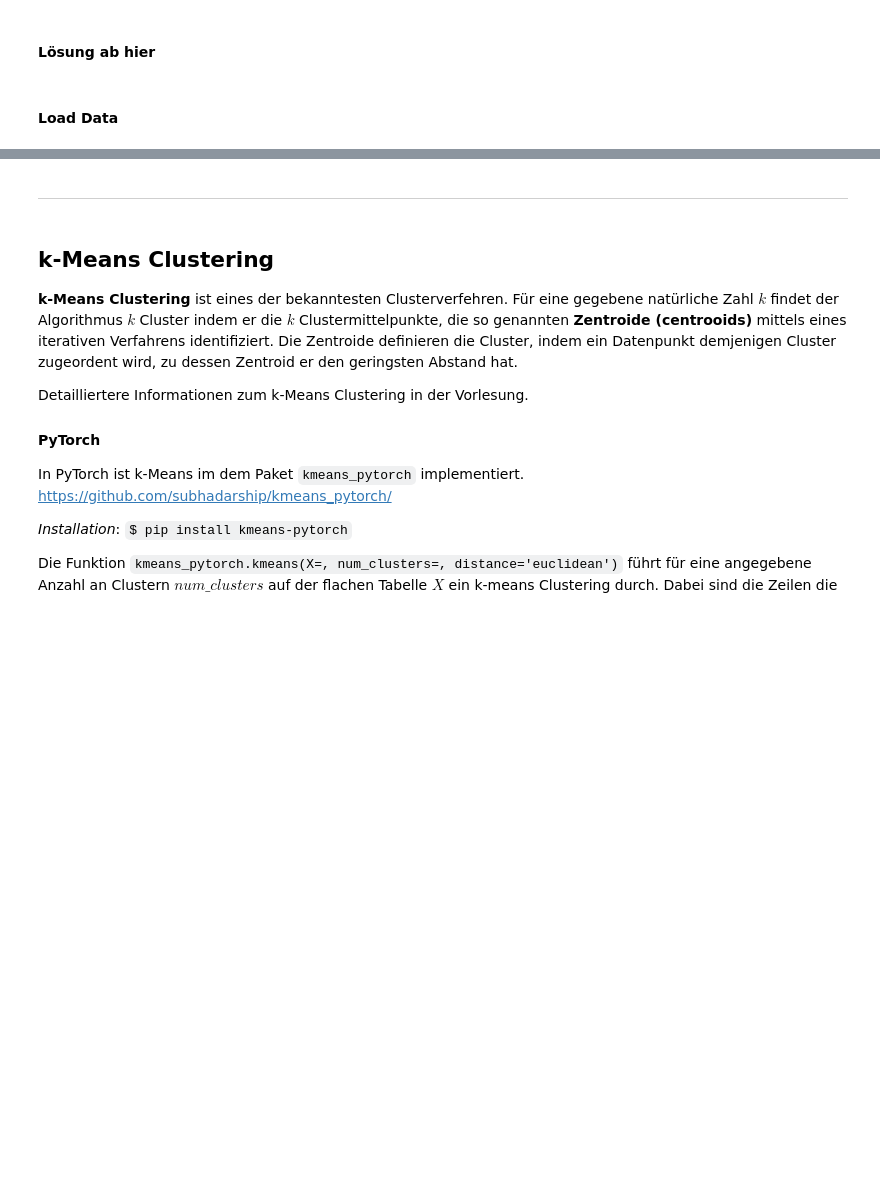
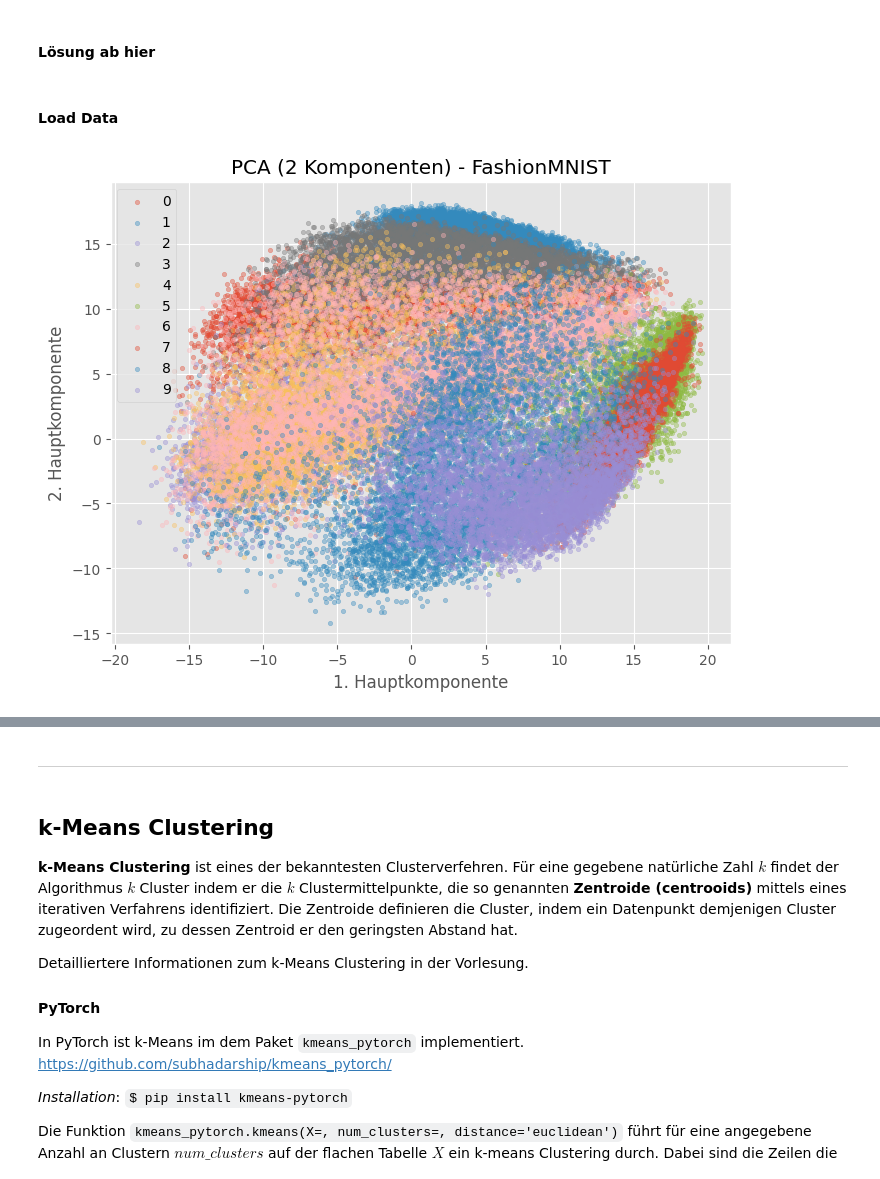
Before and after one commit to qq-ki/ML_Praktikum, a Jupyter notebook: Semester_4/Aufgabenblatt 5/Blatt 5 - ML2 - PCA and kMeans.ipynb, the cells around one changed output, grey strips where cells are left out. Drawn from its saved outputs; the diff is of its cells as text; code cells hidden in the pictures; blank space fills up the shorter version.

```diff
--- a/Semester_4/Aufgabenblatt 5/Blatt 5 - ML2 - PCA and kMeans.ipynb
+++ b/Semester_4/Aufgabenblatt 5/Blatt 5 - ML2 - PCA and kMeans.ipynb
@@ -211,3 +211,88 @@ def test(network, test_loader):
 #### Lösung ab hier
 # %% [markdown]
 #### Load Data
+# %%
+download_data_to_folder = "./data"
+
+transformer = torchvision.transforms.Compose([
+                               torchvision.transforms.ToTensor(),
+                               torchvision.transforms.Normalize(0.5, 0.5)
+])
+
+train_data = torchvision.datasets.FashionMNIST(download_data_to_folder, train=True, download=True, transform=transformer)
+test_data = torchvision.datasets.FashionMNIST(download_data_to_folder, train=False, download=True, transform=transformer)
+# %%
+train_loader = torch.utils.data.DataLoader(train_data, batch_size=len(train_data))
+train_imgs, train_labels = next(iter(train_loader))
+
+X_train = train_imgs.view(train_imgs.size(0), -1)
+
+X_train = X_train.to(torch.float32)
+
+U, S, V = torch.pca_lowrank(X_train, q=50)
+X_pca_2d = (X_train @ V[:, :2])
+
+plt.figure(figsize=(8, 6))
+
+for label in range(10):
+    idx = train_labels == label
+    plt.scatter(X_pca_2d[idx, 0], X_pca_2d[idx, 1], label=str(label), alpha=0.4, s=10)
+plt.title("PCA (2 Komponenten) - FashionMNIST")
+plt.xlabel("1. Hauptkomponente")
+plt.ylabel("2. Hauptkomponente")
+plt.legend()
+plt.show()
+
+explained_variance = S**2 / torch.sum(S**2)
+cumulative_variance = torch.cumsum(explained_variance, dim=0)
+
+plt.plot(cumulative_variance.numpy())
+plt.axhline(0.9, color='red', linestyle='--')
+plt.title("Kumulative erklärte Varianz")
+plt.xlabel("Anzahl Hauptkomponenten")
+plt.ylabel("Erklärte Varianz")
+plt.grid(True)
+plt.show()
+
+
+
+n_components_90 = int((cumulative_variance >= 0.9).nonzero()[0])
+print("Anzahl Hauptkomponenten für ≥90% Varianz:", n_components_90)
+
+V_reduced = V[:, :n_components_90]
+X_train_reduced = X_train @ V_reduced
+X_test = test_data.data.view(-1, 784).to(torch.float32)
+X_test_reduced = X_test @ V_reduced
+
+# Labels
+y_train = train_labels
+y_test = test_data.targets
+
+# DataLoader
+train_loader_pca = toDataLoader(X_train_reduced, y_train)
+test_loader_pca = toDataLoader(X_test_reduced, y_test, test_ind=True)
+
+train_loader_original = toDataLoader(X_train, y_train)
+test_loader_original = toDataLoader(X_test, y_test, test_ind=True)
+
+# Training auf PCA DAten
+net_pca = Net(input_vars=n_components_90)
+optimizer = optim.SGD(net_pca.parameters(), lr=learning_rate)
+
+start_time = time.time()
+for epoch in range(1, n_epochs + 1):
+    train(epoch, net_pca, train_loader_pca)
+print(f"PCA Training Dauer: {time.time() - start_time:.2f} Sekunden")
+test(net_pca, test_loader_pca)
+
+# Training auf Ursprungsdaten
+net_orig = Net(input_vars=784)
+optimizer = optim.SGD(net_orig.parameters(), lr=learning_rate)
+
+start_time = time.time()
+for epoch in range(1, n_epochs + 1):
+    train(epoch, net_orig, train_loader_original)
+print(f"Original Training Dauer: {time.time() - start_time:.2f} Sekunden")
+test(net_orig, test_loader_original)
+# %% [output]
+[figure, added]
```
Also changed, not shown: parts of 3 cells of this notebook, 8 other files.
